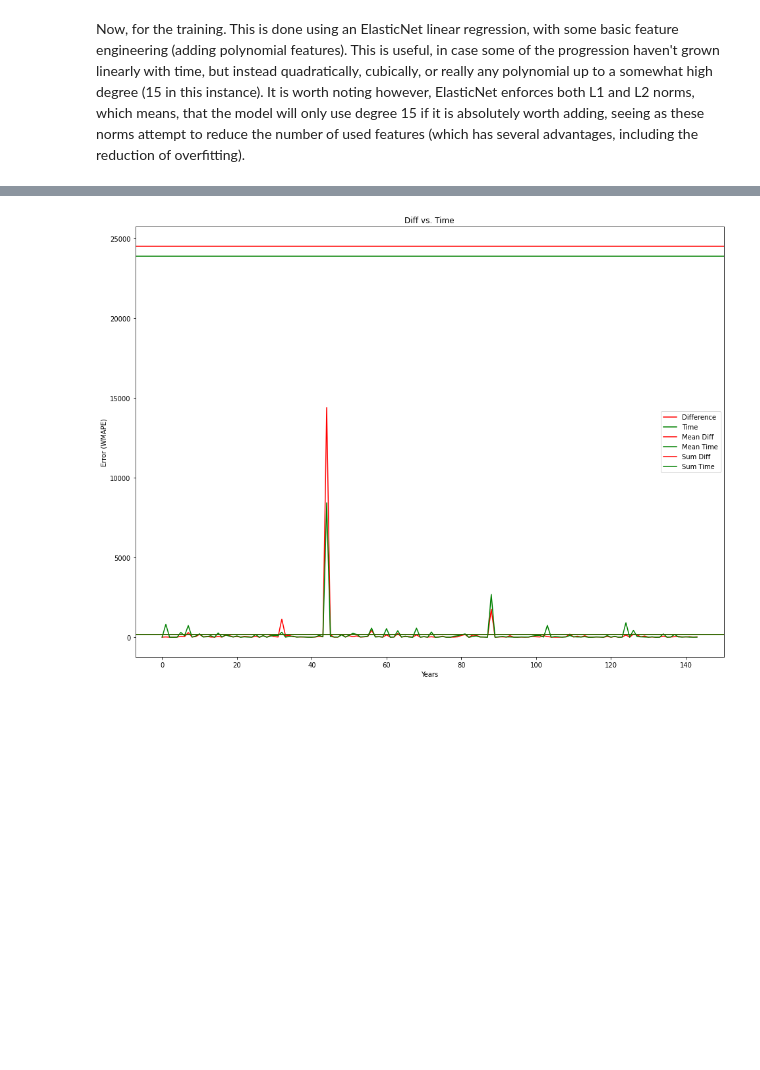
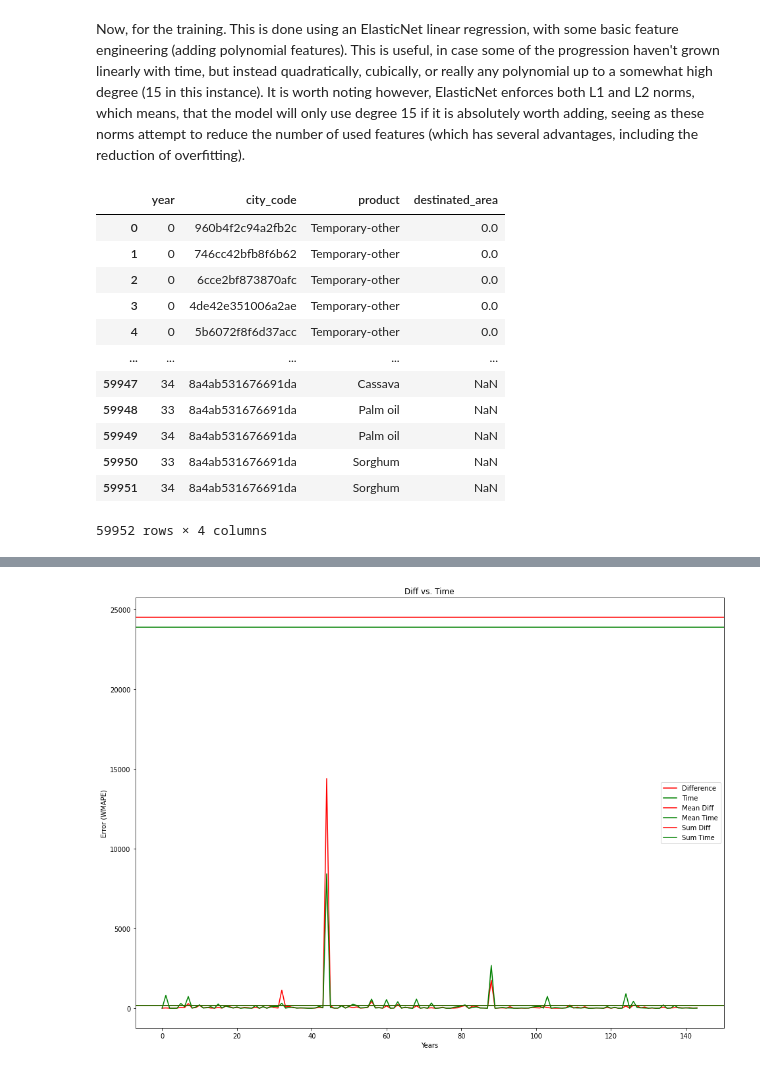
Before and after one commit to CEDipEngineering/BainStrategicChallenge, a Jupyter notebook: city_clustering_v2.ipynb, the cells around one changed output, grey strips where cells are left out. Drawn from its saved outputs; the diff is of its cells as text; code cells hidden in the pictures; blank space fills up the shorter version.

```diff
--- a/city_clustering_v2.ipynb
+++ b/city_clustering_v2.ipynb
@@ -53,17 +53,18 @@ def process_line(line: str) -> list:
     return entries
 
 data = list(map(process_line, data))
-df = pd.DataFrame(data=data, columns=columns)
-df['year'] = df['year'].apply(date_handler)
-df = df.drop(df[df['year']<0].index, axis = 0)
-type_dict = [(val, tip) for tip, val in df[['product_type', 'product']].value_counts().index.to_list() if val != "Others"]
+df_orig = pd.DataFrame(data=data, columns=columns)
+df_orig['year'] = df_orig['year'].apply(date_handler)
+df_orig = df_orig.drop(df_orig[df_orig['year']<0].index, axis = 0)
+type_dict = [(val, tip) for tip, val in df_orig[['product_type', 'product']].value_counts().index.to_list() if val != "Others"]
 type_dict.append(('Permanent-other', 'permanent'))
 type_dict.append(('Temporary-other', 'temporary'))
 type_dict = {prod: tip for prod, tip in type_dict}
-df.loc[(df['product_type'] == "permanent") & (df['product'] == 'Others'), 'product'] = 'Permanent-other'
-df.loc[(df['product_type'] == "temporary") & (df['product'] == 'Others'), 'product'] = 'Temporary-other'
-df = df.drop('product_type', axis=1)
-df
+df_orig.loc[(df_orig['product_type'] == "permanent") & (df_orig['product'] == 'Others'), 'product'] = 'Permanent-other'
+df_orig.loc[(df_orig['product_type'] == "temporary") & (df_orig['product'] == 'Others'), 'product'] = 'Temporary-other'
+df_orig = df_orig.drop('product_type', axis=1)
+df = df_orig.copy(deep=True)
+df_orig
 # %% [output]
 |  | year | city_code | product | destinated_area |
 | 1573 | 0 | 960b4f2c94a2fb2c | Temporary-other | 0.0000 |
@@ -300,35 +319,37 @@ Now, for the training. This is done using an ElasticNet linear regression, with
 # %%
 # Define standard params for models in dictionaries
 default_elastic_net_params = {'alpha':1, 'random_state':42, 'max_iter':10000000, 'tol':1e-1, 'fit_intercept':False}
 # Degree is 15 to allow for possible capture of high speed change, while also beign kept in check by regularization.
 default_polynomial_feat_params = {'degree':15, 'include_bias':False}
 PRODUCTION = True
 DIFF = False
 # Insert two next years into df for final predictions
 
 UNIQUE_PRODUCT_LIST = list(set(df['product'].value_counts().index))
 UNIQUE_CITY_CODES = list(set(df['city_code'].value_counts().index))
-FINAL_YEAR = df['year'].max()
+FINAL_YEAR = df_orig['year'].max()
 
+df = df_orig.copy(deep=True)
 if PRODUCTION:
     for city in UNIQUE_CITY_CODES:
         for prod in UNIQUE_PRODUCT_LIST:
             sm_df = pd.DataFrame(data=[[FINAL_YEAR+1, city, prod, np.nan], [FINAL_YEAR+2, city, prod, np.nan]], columns=df.columns)
             df = pd.concat([df, sm_df])
     FINAL_YEAR += 2
 
 df = df.reset_index().drop('index',axis=1)
 df
-
-
-with ThreadPool(16) as p:
-    a = p.map(make_score_for_city, UNIQUE_CITY_CODES)
-print(f"Total acumulated WMAPE error for parameters {DIFF=}, Polynomial Features Degree:={default_polynomial_feat_params['degree']}: {sum(a)}")
-if DIFF:
-    pd.DataFrame([[a,b] for a, b in zip(a, UNIQUE_CITY_CODES)],columns=['WMAPE', 'city_code']).to_csv('./results/city_clustering_v2_diff.csv')
-else:
-    pd.DataFrame([[a,b] for a, b in zip(a, UNIQUE_CITY_CODES)],columns=['WMAPE', 'city_code']).to_csv('./results/city_clustering_v2.csv')
-
-city = np.random.choice(UNIQUE_CITY_CODES)
-print("Example analysis for random city: {0}".format(city))
-pred_df = make_score_for_city(city, show_graphs=True);
+# %% [output]
+|  | year | city_code | product | destinated_area |
+| 0 | 0 | 960b4f2c94a2fb2c | Temporary-other | 0.0 |
+| 1 | 0 | 746cc42bfb8f6b62 | Temporary-other | 0.0 |
+| 2 | 0 | 6cce2bf873870afc | Temporary-other | 0.0 |
+| 3 | 0 | 4de42e351006a2ae | Temporary-other | 0.0 |
+| 4 | 0 | 5b6072f8f6d37acc | Temporary-other | 0.0 |
+| ... | ... | ... | ... | ... |
+| 59947 | 34 | 8a4ab531676691da | Cassava | NaN |
+| 59948 | 33 | 8a4ab531676691da | Palm oil | NaN |
+| 59949 | 34 | 8a4ab531676691da | Palm oil | NaN |
+| 59950 | 33 | 8a4ab531676691da | Sorghum | NaN |
+| 59951 | 34 | 8a4ab531676691da | Sorghum | NaN |
+59952 rows × 4 columns
```
Also changed, not shown: parts of 4 cells of this notebook, 1 other file.
